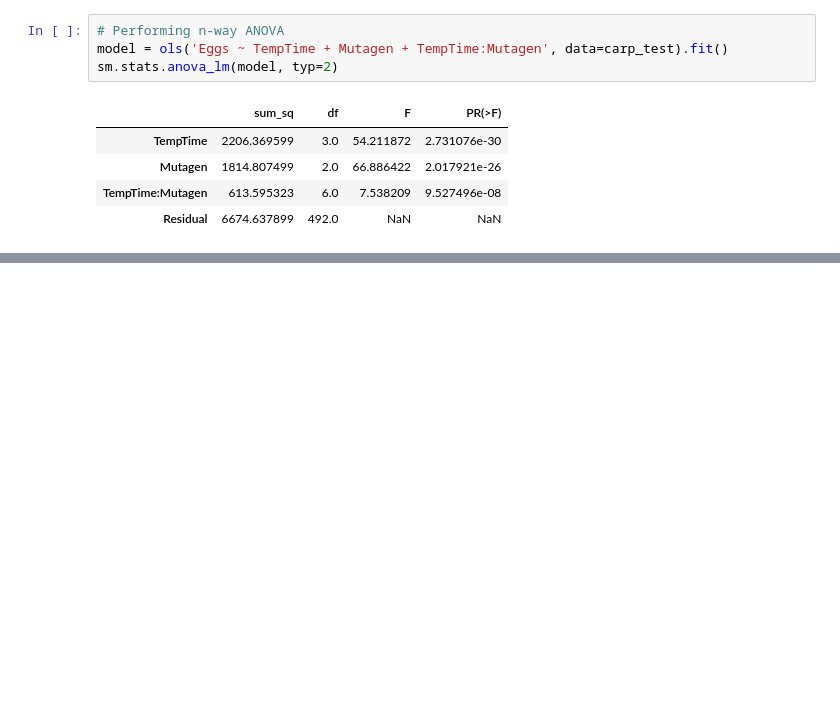
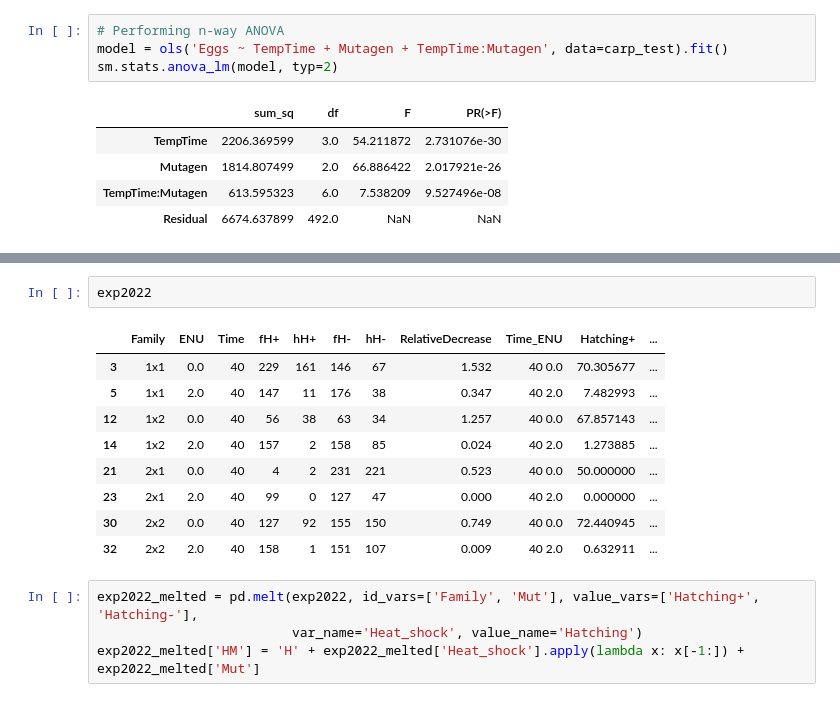
Before and after one commit to mitoclub/fish-strong-purifying-selection, a Jupyter notebook: notebooks/stat_plots_for_paper_draft.ipynb, the cells around one changed output, grey strips where cells are left out. Drawn from its saved outputs; the diff is of its cells as text; blank space fills up the shorter version.

```diff
--- a/notebooks/stat_plots_for_paper_draft.ipynb
+++ b/notebooks/stat_plots_for_paper_draft.ipynb
@@ -610,0 +635,16 @@ sm.stats.anova_lm(model, typ=2)
+# %%
+exp2022
+# %% [output]
+|  | Family | ENU | Time | fH+ | hH+ | fH- | hH- | RelativeDecrease | Time_ENU | Hatching+ | ... |
+| 3 | 1x1 | 0.0 | 40 | 229 | 161 | 146 | 67 | 1.532 | 40 0.0 | 70.305677 | ... |
+| 5 | 1x1 | 2.0 | 40 | 147 | 11 | 176 | 38 | 0.347 | 40 2.0 | 7.482993 | ... |
+| 12 | 1x2 | 0.0 | 40 | 56 | 38 | 63 | 34 | 1.257 | 40 0.0 | 67.857143 | ... |
+| 14 | 1x2 | 2.0 | 40 | 157 | 2 | 158 | 85 | 0.024 | 40 2.0 | 1.273885 | ... |
+| 21 | 2x1 | 0.0 | 40 | 4 | 2 | 231 | 221 | 0.523 | 40 0.0 | 50.000000 | ... |
+| 23 | 2x1 | 2.0 | 40 | 99 | 0 | 127 | 47 | 0.000 | 40 2.0 | 0.000000 | ... |
+| 30 | 2x2 | 0.0 | 40 | 127 | 92 | 155 | 150 | 0.749 | 40 0.0 | 72.440945 | ... |
+| 32 | 2x2 | 2.0 | 40 | 158 | 1 | 151 | 107 | 0.009 | 40 2.0 | 0.632911 | ... |
+# %%
+exp2022_melted = pd.melt(exp2022, id_vars=['Family', 'Mut'], value_vars=['Hatching+', 'Hatching-'],
+                         var_name='Heat_shock', value_name='Hatching')
+exp2022_melted['HM'] = 'H' + exp2022_melted['Heat_shock'].apply(lambda x: x[-1:]) + exp2022_melted['Mut']
```
Also changed, not shown: parts of 6 cells of this notebook, 16 other files.
